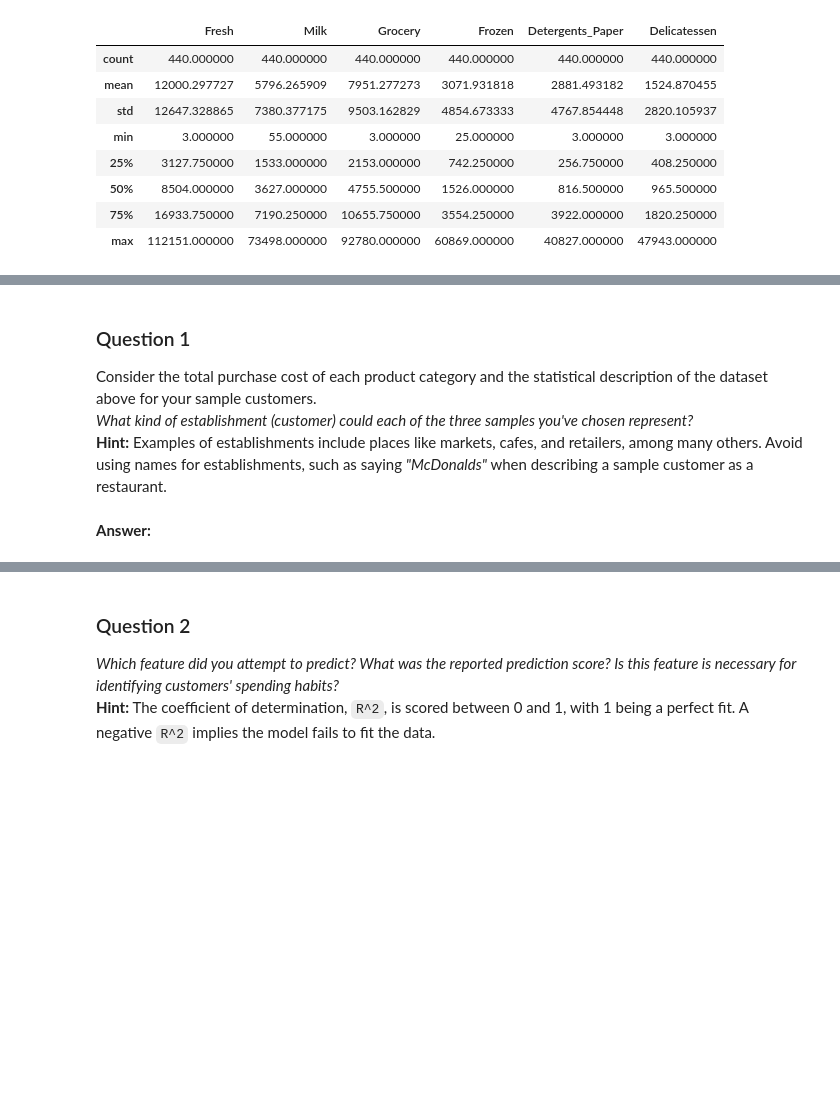
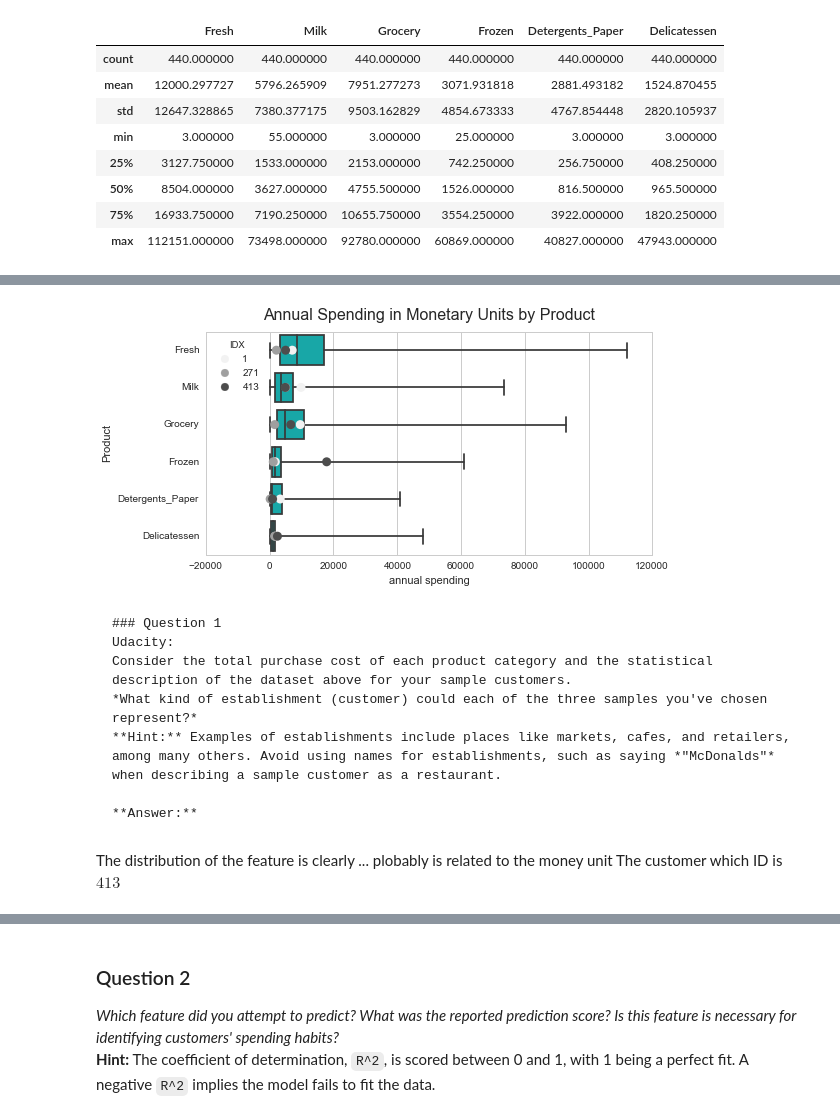
Before and after one commit to ucaiado/Customer_Segments, a Jupyter notebook: customer_segments.ipynb, the cells around one changed output, grey strips where cells are left out. Drawn from its saved outputs; the diff is of its cells as text; code cells hidden in the pictures; blank space fills up the shorter version.

````diff
--- a/customer_segments.ipynb
+++ b/customer_segments.ipynb
@@ -97,6 +102,6 @@ To get a better understanding of the customers and how their data will transform
 # %%
 # TODO: Select three indices of your choice you wish to sample from the dataset
-indices = []
+indices = [1, 271, 413]
 
 # Create a DataFrame of the chosen samples
 samples = pd.DataFrame(data.loc[indices], columns = data.keys()).reset_index(drop = True)
@@ -105,9 +116,43 @@ display(samples)
+# %%
+# reshape the datasets
+import numpy as np
+data2 = pd.DataFrame(data.stack())
+data2.columns = ["annual spending"]
+data2.index.names = ["IDX", "Product"]
+data2.reset_index(inplace=True)
+
+samples2 =samples.copy()
+samples2.index = indices
+samples2 = pd.DataFrame(samples2.stack())
+samples2.columns = ["annual spending"]
+samples2.index.names = ["IDX", "Product"]
+samples2.reset_index(inplace=True)
+samples2.index = samples2.IDX
+# %%
+# Plot the  annual spending with horizontal boxes
+ax = sns.boxplot(x="annual spending", y="Product", data=data2,
+                 whis=np.inf, color="c")
+
+# Add in points to show each selected observation
+sns.stripplot(x="annual spending", y="Product", data=samples2,
+              hue="IDX", size=9, color=".3", linewidth=0)
+
+ax.set_title("Annual Spending in Monetary Units by Product", fontsize=16, y=1.03);
+# %% [output]
+[figure, added]
 # %% [markdown]
+
+```
 ### Question 1
+Udacity:
 Consider the total purchase cost of each product category and the statistical description of the dataset above for your sample customers.
 *What kind of establishment (customer) could each of the three samples you've chosen represent?*
 **Hint:** Examples of establishments include places like markets, cafes, and retailers, among many others. Avoid using names for establishments, such as saying *"McDonalds"* when describing a sample customer as a restaurant.
+
+**Answer:**
+```
-# %% [markdown]
-**Answer:**
+# %% [markdown]
+The distribution of the feature is clearly ... plobably is related to the money unit
+The customer which ID is $413$
 # %% [markdown]
 ### Implementation: Feature Relevance
````
Also changed, not shown: parts of 7 cells of this notebook.
